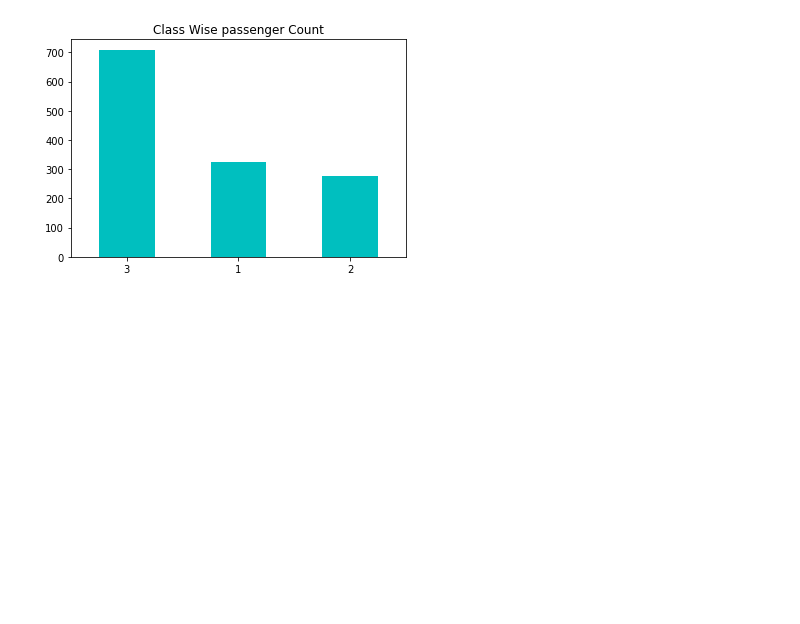
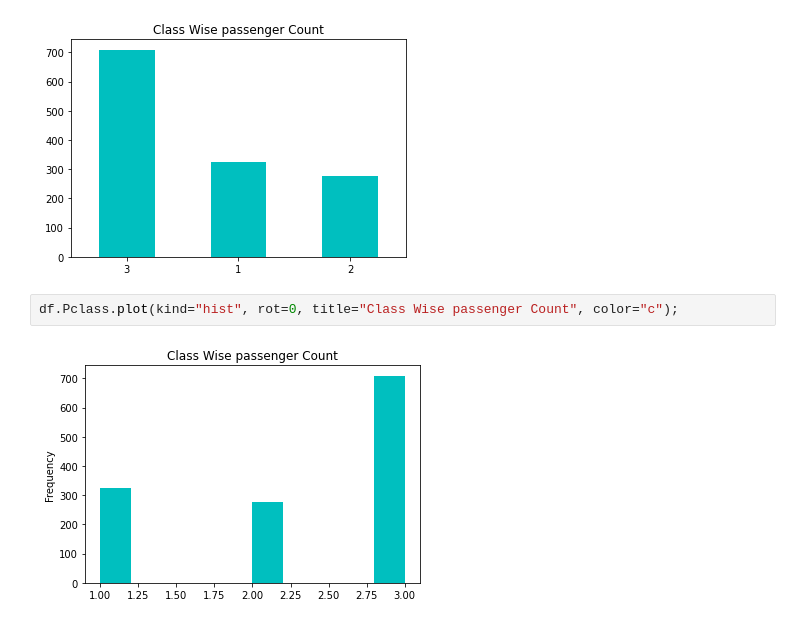
Before and after one commit to sunilkumarrai2/titanic, a Jupyter notebook: notebooks/2.0-ak-exploring-processing-data.ipynb, the cells around one changed output. Saved outputs shown, nothing was run; the diff lists cells and outputs as text; blank space fills up the shorter version.

```diff
--- a/notebooks/2.0-ak-exploring-processing-data.ipynb
+++ b/notebooks/2.0-ak-exploring-processing-data.ipynb
@@ -297,3 +297,7 @@ df.Pclass.value_counts().plot(kind='bar')
 df.Pclass.value_counts().plot(kind="bar", rot=0, title="Class Wise passenger Count", color="c");
 # %% [output]
 [figure]
+# %%
+df.Pclass.plot(kind="hist", rot=0, title="Class Wise passenger Count", color="c");
+# %% [output]
+[figure, added]
```
Also changed, not shown: parts of 26 cells of this notebook.
